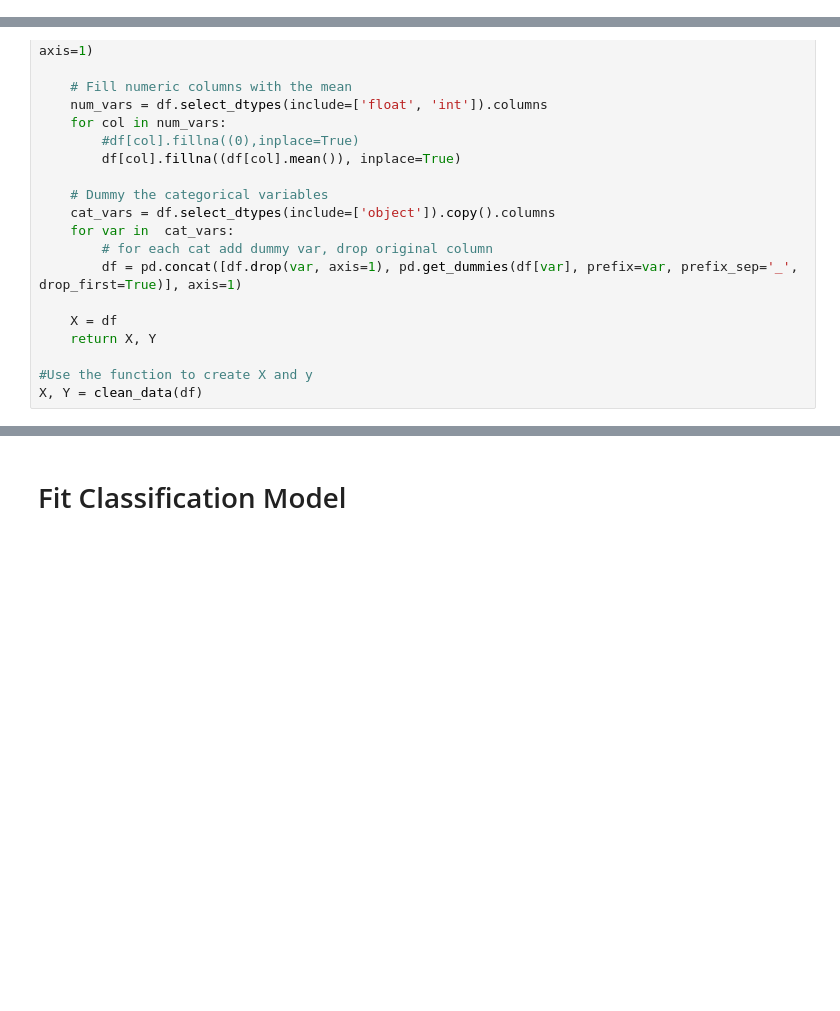
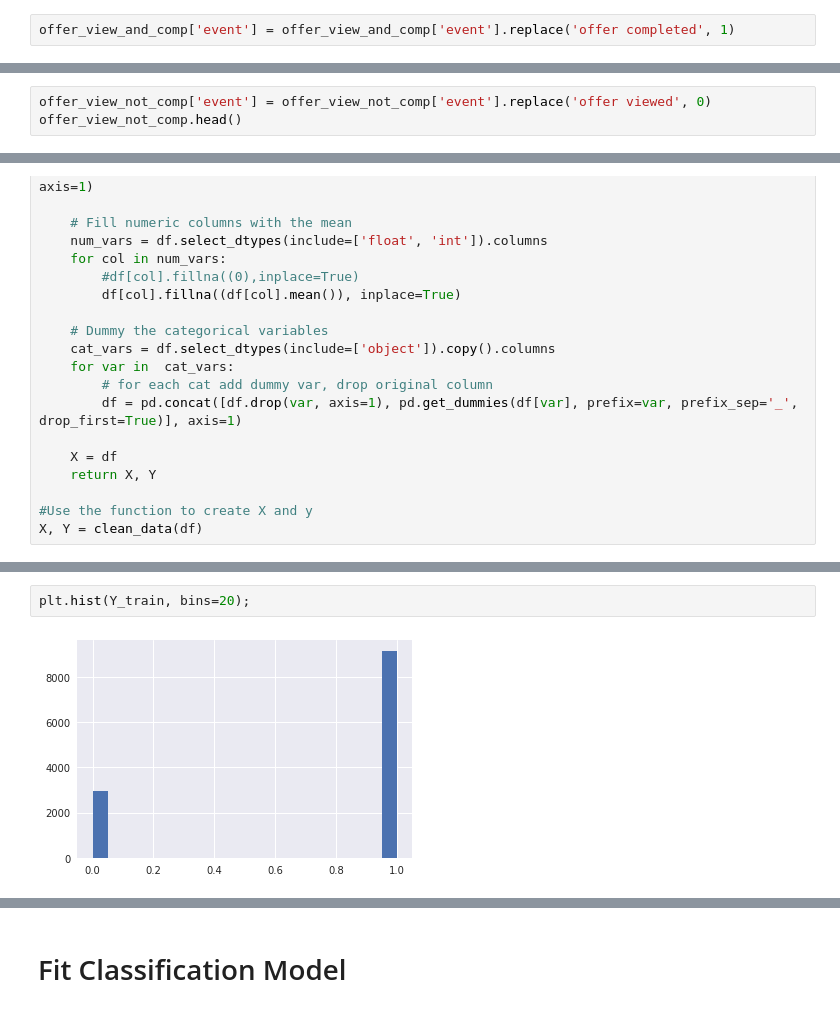
Before and after one commit to jingwenhuang96/Udacity_Starbucks_Capstone, a Jupyter notebook: Starbucks_Capstone_notebook.ipynb, the cells around one changed output, grey strips where cells are left out. Cells and saved outputs as stored; diff of their text form; blank space fills up the shorter version.

```diff
--- a/Starbucks_Capstone_notebook.ipynb
+++ b/Starbucks_Capstone_notebook.ipynb
@@ -437,2 +448,4 @@ groupby_count(offer_view_profile, 'IncomeRange', 'Income Group')
 offer_view_and_comp = offer_comp_ppo_profile
 offer_view_and_comp = offer_view_and_comp.drop_duplicates(subset = ['person'], keep = 'first')
+# %%
+offer_view_and_comp['event'] = offer_view_and_comp['event'].replace('offer completed', 1)
@@ -444,0 +483,3 @@ offer_view_not_comp = pd.merge(offer_view_not_comp, profile, on = 'person', how
+# %%
+offer_view_not_comp['event'] = offer_view_not_comp['event'].replace('offer viewed', 0)
+offer_view_not_comp.head()
@@ -541,0 +592,4 @@ Name: event, dtype: object
+# %%
+plt.hist(Y_train, bins=20);
+# %% [output]
+[figure, added]
```
Also changed, not shown: parts of 62 cells of this notebook.
